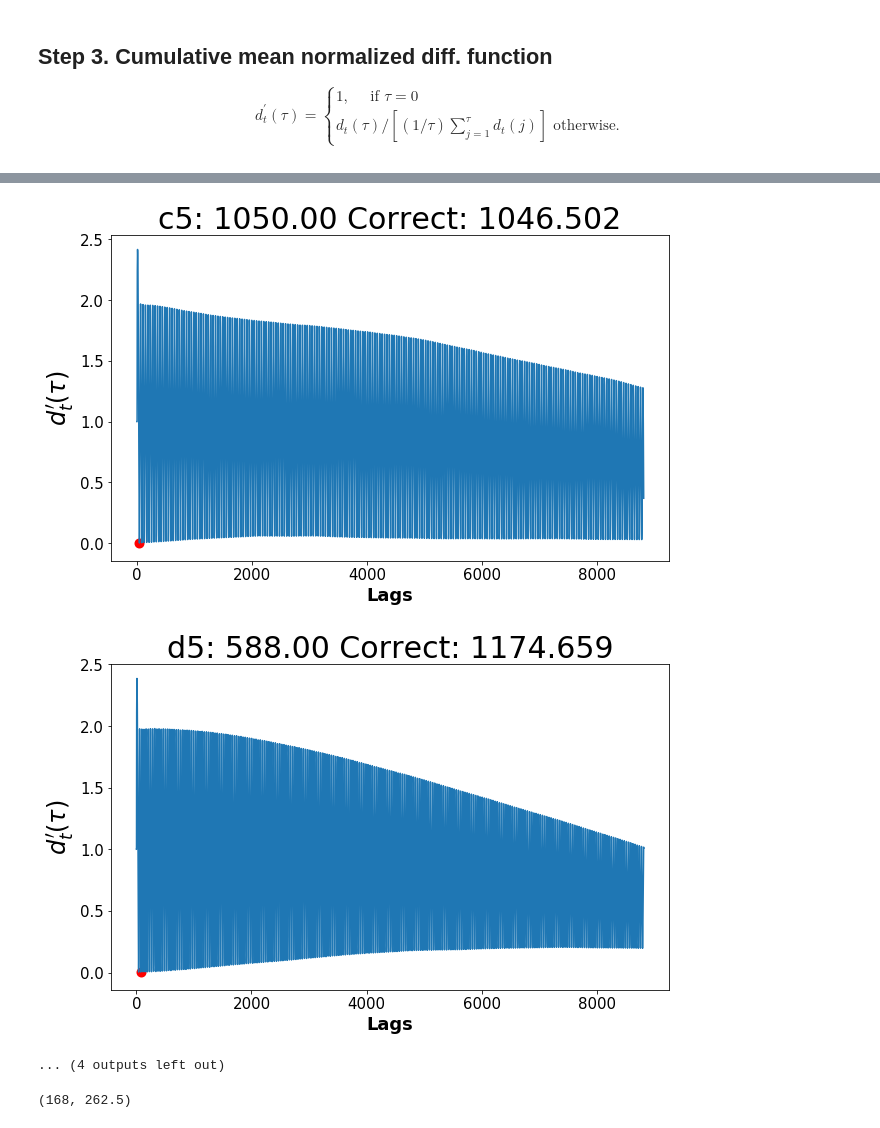
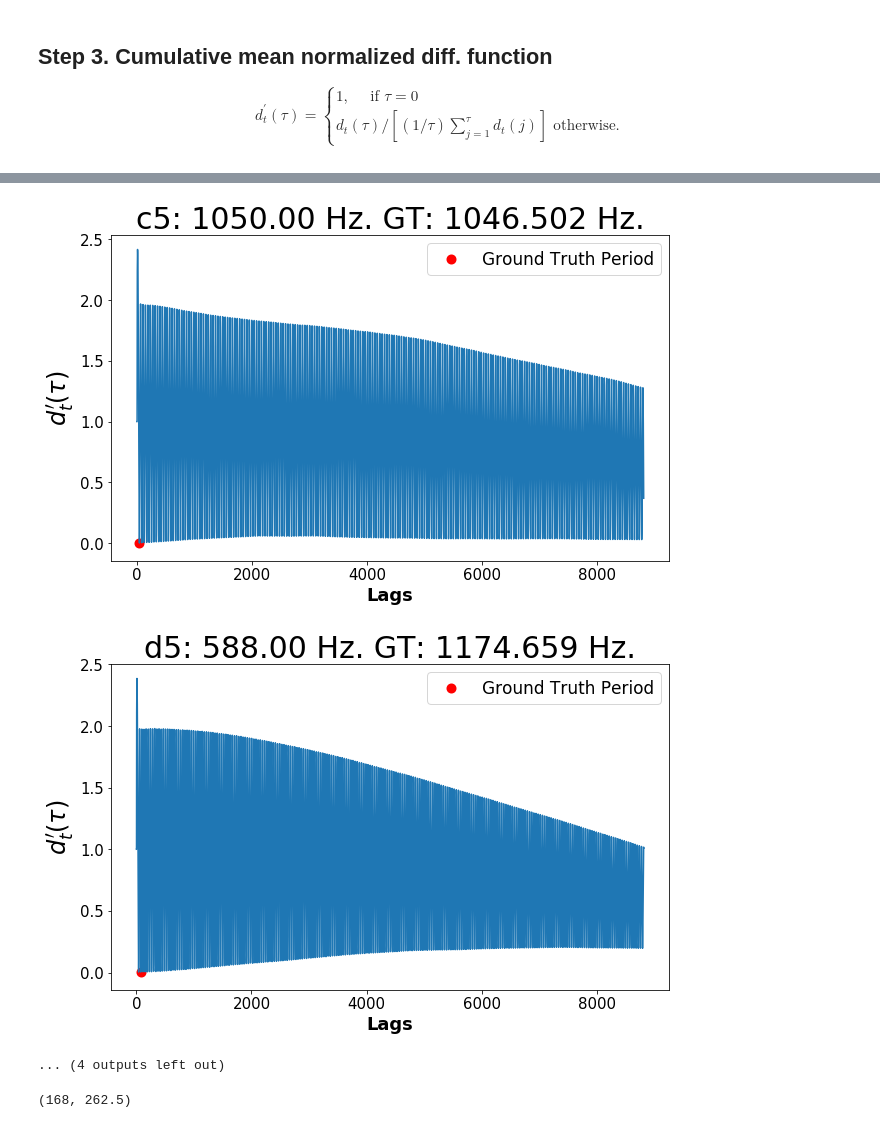
Before and after one commit to SuperShinyEyes/pitch-perfect, a Jupyter notebook: examples/06_YIN.ipynb, the cells around one changed output, grey strips where cells are left out. Saved outputs shown, nothing was run; the diff lists cells and outputs as text; code cells hidden in the pictures.

Commit message:
Update plotting

```diff
--- a/examples/06_YIN.ipynb
+++ b/examples/06_YIN.ipynb
@@ -118,8 +128,10 @@ for key in piano_waves.keys():
 
     plt.figure(figsize=(10, 6))
     plt.plot(cmn)
-    plt.scatter([cmn.argmin()], [cmn[cmn.argmin()]], c='r', lw=4)
-    plt.title(f'{key}: {44100/cmn.argmin():.2f} Correct: {KEY_FREQUENCY_MAP[key]}', fontsize=30)
+    plt.scatter([cmn.argmin()], [cmn[cmn.argmin()]], c='r', lw=4, label='Ground Truth Period')
+    plt.title(f'{key}: {44100/cmn.argmin():.2f} Hz. GT: {KEY_FREQUENCY_MAP[key]} Hz.', fontsize=30)
     plt.xlabel('Lags', fontsize=18)
     plt.ylabel(r"$d _ { t } ^ { \prime } ( \tau )$", fontsize=24)
+    plt.legend(loc=1)
+    plt.savefig(f'{key}_diff_cmn.png')
 # %% [output]
@@ -136,5 +148,5 @@ for key in piano_waves.keys():
-[figure, old version]
+[figure, new version]
-[figure, old version]
+[figure, new version]
 ... (4 outputs left out)
 # %%
 diffs = difference(piano_waves['c3'].ys[44100:44100+4410*4])
```
Also changed, not shown: parts of 4 cells of this notebook, 1 other file.
